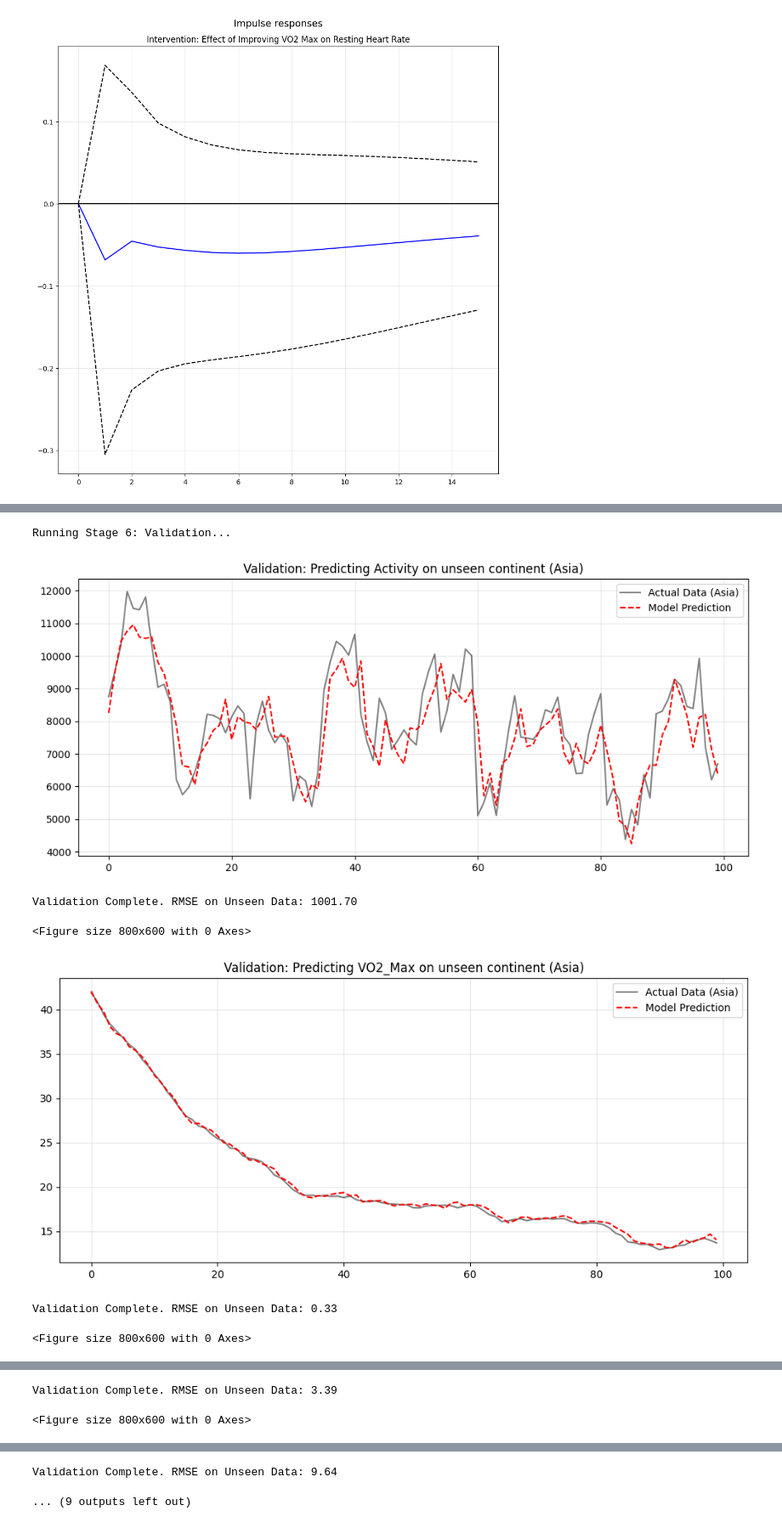
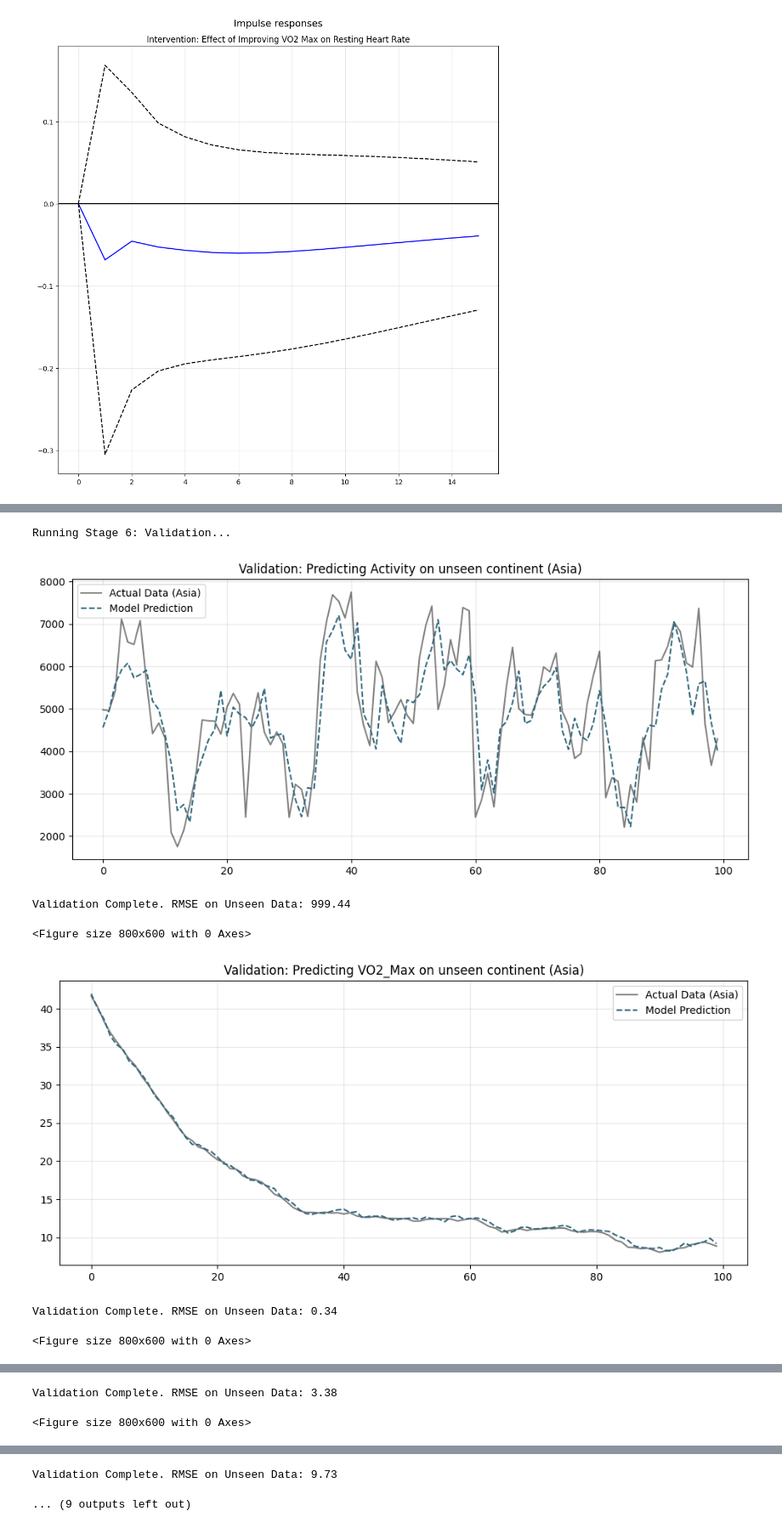
Before and after one commit to isabellafmv/network-dynamics-failure-propagation, a Jupyter notebook: model/deep-learning_dummydata.ipynb, the cells around one changed output, grey strips where cells are left out. Shown at 85% size. Saved outputs shown, nothing was run; the diff lists cells and outputs as text; code cells hidden in the pictures.

Commit message:
nicer graphs

```diff
--- a/model/deep-learning_dummydata.ipynb
+++ b/model/deep-learning_dummydata.ipynb
@@ -51,11 +51,11 @@ for region in continents:
         new_rhr = 0.6 * p_rhr - 0.1 * (new_hrv - 50) - 0.1 * (p_sleep - 70) + np.random.normal(0, 2)
 
         # 4. MOOD: Driven by SLEEP and HRV
-        new_mood = 0.4 * p_mood + 0.05 * p_sleep + 0.02 * p_hrv + np.random.normal(0, 1)
+        new_mood = 0.4 * p_mood + 0.05 * p_sleep + np.random.normal(0, 1)
         new_mood = np.clip(new_mood, 1, 10)
 
         # 5. ACTIVITY: Driven by MOOD and VO2 Max
-        new_act = 0.5 * p_act + 500 * p_mood + 50 * p_vo2 + np.random.normal(0, 1000)
+        new_act = 0.5 * p_act + 500 * p_mood + np.random.normal(0, 1000)
 
         # 6. VO2 MAX: Slow moving, driven by ACTIVITY history
         new_vo2 = 0.95 * p_vo2 + 0.0001 * p_act + np.random.normal(0, 0.2) + (bias_vo2 * 0.01)
@@ -245,37 +440,37 @@ act_df = pd.DataFrame(actuals, columns=df_test.columns)
 
 # 4. Visualize Accuracy (Focus on 'Activity')
 def plot_validation(act_df, pred_df, variable):
     plt.figure(figsize=(12, 5))
     limit = 100 # Zoom in on the first 100 days for clarity
     plt.plot(act_df[variable][:limit].values, label='Actual Data (Asia)', color='black', alpha=0.5)
-    plt.plot(pred_df[variable][:limit].values, label='Model Prediction', color='red', linestyle='--')
+    plt.plot(pred_df[variable][:limit].values, label='Model Prediction', color='#2F687D', linestyle='--')
     plt.title(f"Validation: Predicting {variable} on unseen continent (Asia)")
     plt.legend()
     plt.grid(True, alpha=0.3)
     plt.show()
 
     # 5. Score the Model
     rmse = np.sqrt(mean_squared_error(act_df[variable], pred_df[variable]))
     print(f"Validation Complete. RMSE on Unseen Data: {rmse:.2f}")
 
 plot_validation(act_df, pred_df, 'Activity')
 plt.figure(figsize=(8, 6))
 plot_validation(act_df, pred_df, 'VO2_Max')
 plt.figure(figsize=(8, 6))
 plot_validation(act_df, pred_df, 'Glucose')
 plt.figure(figsize=(8, 6))
 plot_validation(act_df, pred_df, 'Sleep')
 plt.figure(figsize=(8, 6))
 plot_validation(act_df, pred_df, 'Mood')
 plt.figure(figsize=(8, 6))
 plot_validation(act_df, pred_df, 'HRV')
 plt.figure(figsize=(8, 6))
 plot_validation(act_df, pred_df, 'RHR')
 # %% [output]
 Running Stage 6: Validation...
-[figure, old version]
+[figure, new version]
-Validation Complete. RMSE on Unseen Data: 1001.70
+Validation Complete. RMSE on Unseen Data: 999.44
 <Figure size 800x600 with 0 Axes>
-[figure, old version]
+[figure, new version]
-Validation Complete. RMSE on Unseen Data: 0.33
+Validation Complete. RMSE on Unseen Data: 0.34
 <Figure size 800x600 with 0 Axes>
@@ -283,2 +478,2 @@ Validation Complete. RMSE on Unseen Data: 0.33
-Validation Complete. RMSE on Unseen Data: 3.39
+Validation Complete. RMSE on Unseen Data: 3.38
 <Figure size 800x600 with 0 Axes>
@@ -286,2 +481,2 @@ Validation Complete. RMSE on Unseen Data: 3.39
-Validation Complete. RMSE on Unseen Data: 9.64
+Validation Complete. RMSE on Unseen Data: 9.73
 ... (9 outputs left out)
```
Also changed, not shown: parts of 6 cells of this notebook, 5 other files.
